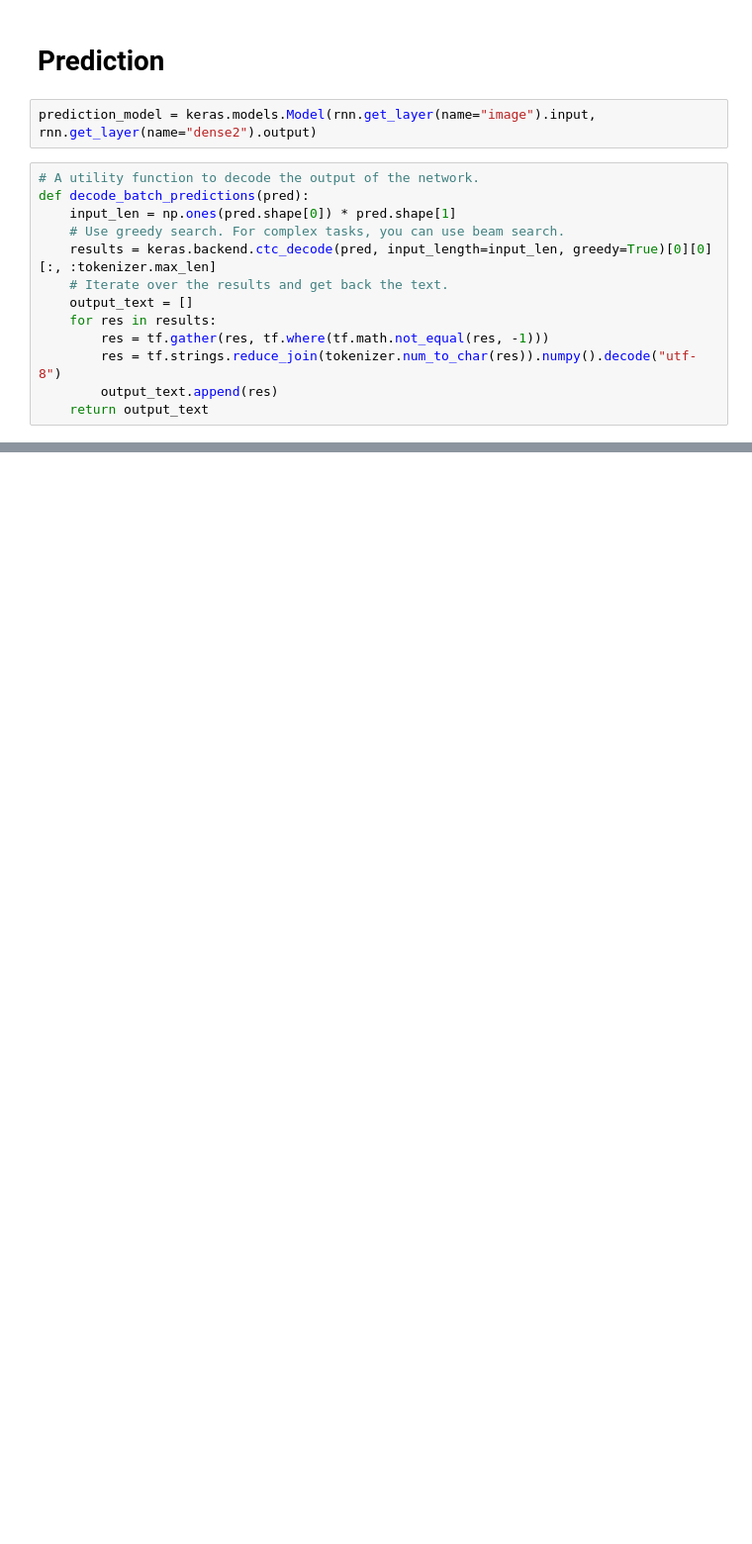
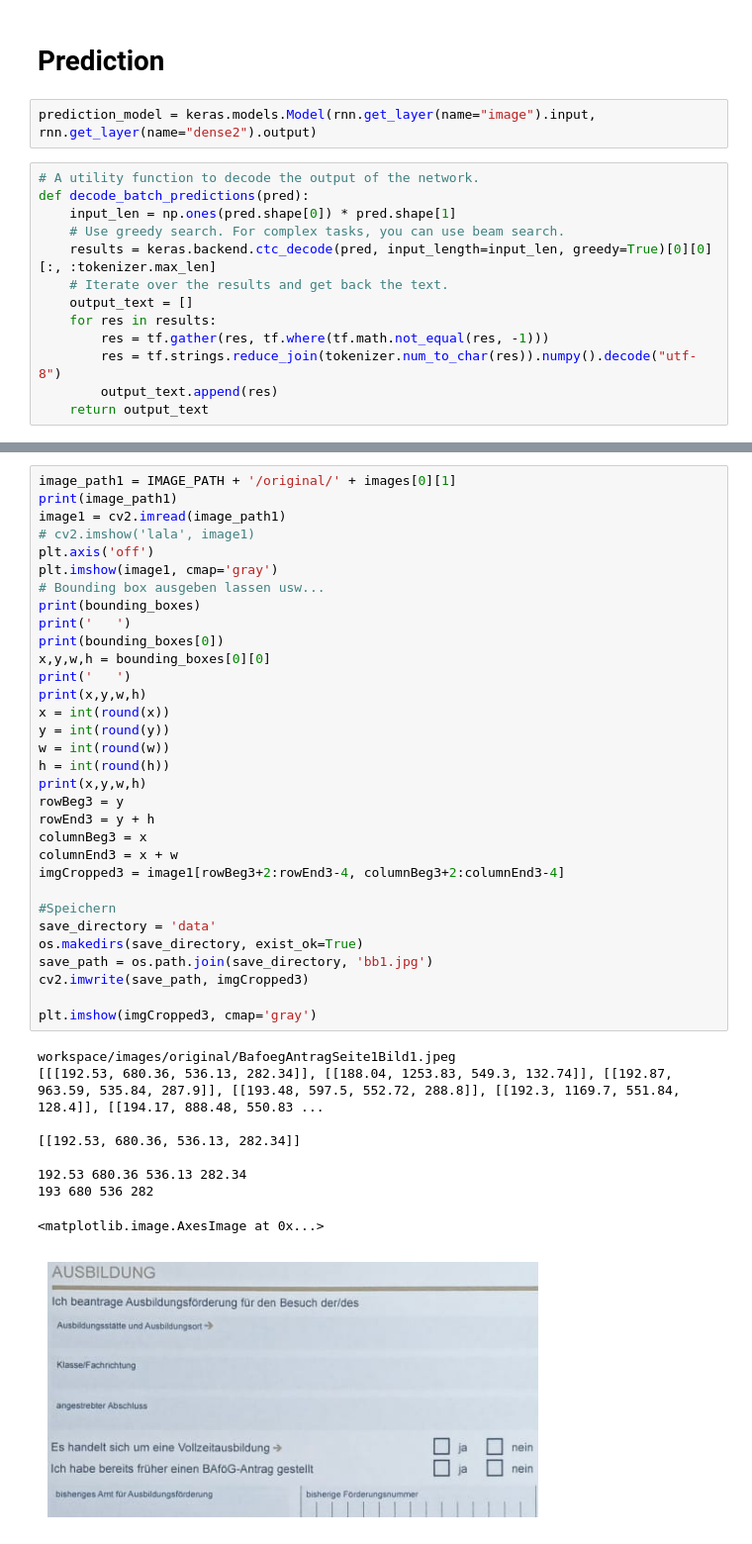
Before and after one commit to Haeuptling/BBArchComparison, a Jupyter notebook: dataset.ipynb, the cells around one changed output, grey strips where cells are left out. Shown at 99% size. Drawn from its saved outputs; the diff is of its cells as text; blank space fills up the shorter version.

```diff
--- a/dataset.ipynb
+++ b/dataset.ipynb
@@ -450,0 +503,42 @@ plot_evaluation("single_image_result", image)
+# %%
+image_path1 = IMAGE_PATH + '/original/' + images[0][1]
+print(image_path1)
+image1 = cv2.imread(image_path1)
+# cv2.imshow('lala', image1)
+plt.axis('off')
+plt.imshow(image1, cmap='gray')
+# Bounding box ausgeben lassen usw...
+print(bounding_boxes)
+print('   ')
+print(bounding_boxes[0])
+x,y,w,h = bounding_boxes[0][0]
+print('   ')
+print(x,y,w,h)
+x = int(round(x))
+y = int(round(y))
+w = int(round(w))
+h = int(round(h))
+print(x,y,w,h)
+rowBeg3 = y
+rowEnd3 = y + h
+columnBeg3 = x
+columnEnd3 = x + w
+imgCropped3 = image1[rowBeg3+2:rowEnd3-4, columnBeg3+2:columnEnd3-4]
+
+#Speichern
+save_directory = 'data'
+os.makedirs(save_directory, exist_ok=True)
+save_path = os.path.join(save_directory, 'bb1.jpg')
+cv2.imwrite(save_path, imgCropped3)
+
+plt.imshow(imgCropped3, cmap='gray')
+# %% [output]
+workspace/images/original/BafoegAntragSeite1Bild1.jpeg
+[[[192.53, 680.36, 536.13, 282.34]], [[188.04, 1253.83, 549.3, 132.74]], [[192.87, 963.59, 535.84, 287.9]], [[193.48, 597.5, 552.72, 288.8]], [[192.3, 1169.7, 551.84, 128.4]], [[194.17, 888.48, 550.83 ...
+
+[[192.53, 680.36, 536.13, 282.34]]
+
+192.53 680.36 536.13 282.34
+193 680 536 282
+<matplotlib.image.AxesImage at 0x...>
+[figure, added]
```
Also changed, not shown: parts of 7 cells of this notebook.
